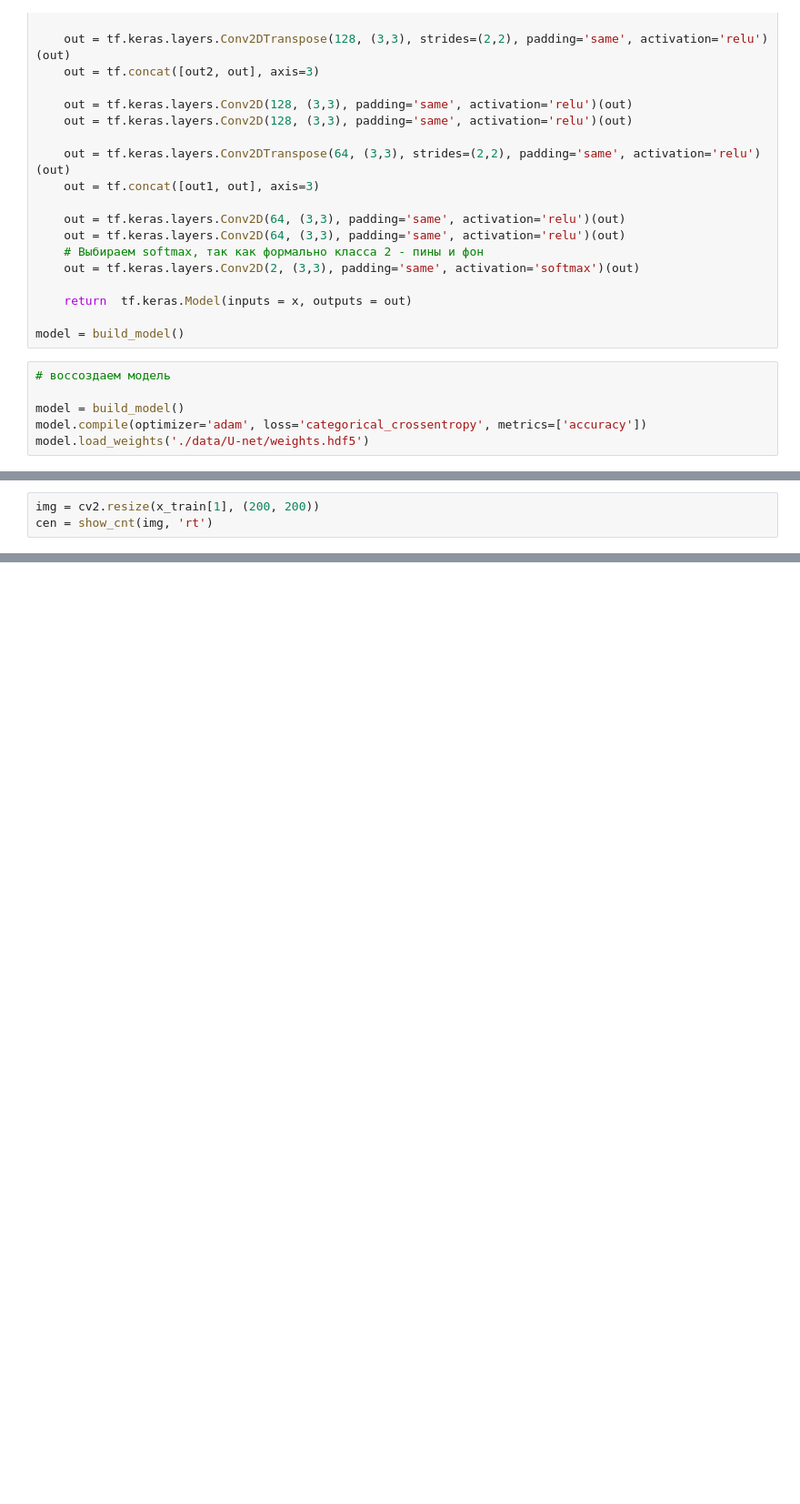
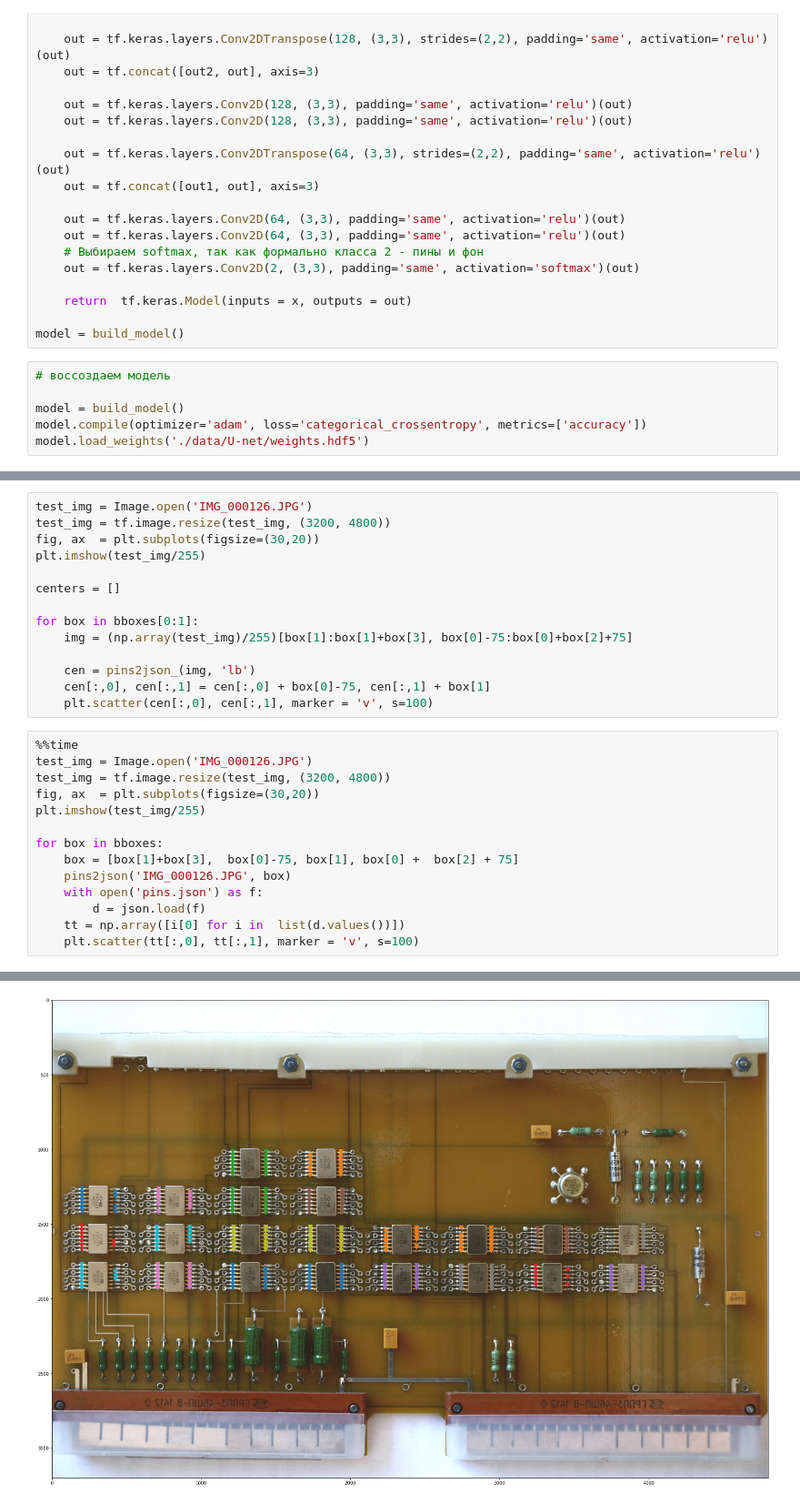
Before and after one commit to IvanLoko/semantic-segmentation, a Jupyter notebook: to_ASCD.ipynb, the cells around one changed output, grey strips where cells are left out. Shown at 91% size. Saved outputs shown, nothing was run; the diff lists cells and outputs as text; blank space fills up the shorter version.

```diff
--- a/to_ASCD.ipynb
+++ b/to_ASCD.ipynb
@@ -157,3 +201,0 @@ def show_cnt(img_: np.array, mod: str):
-# %%
-img = cv2.resize(x_train[1], (200, 200))
-cen = show_cnt(img, 'rt')
@@ -167,0 +382,29 @@ plt.scatter(cen[:,0], cen[:,1], marker = 'o', s=100)
+# %%
+test_img = Image.open('IMG_000126.JPG')
+test_img = tf.image.resize(test_img, (3200, 4800))
+fig, ax  = plt.subplots(figsize=(30,20))
+plt.imshow(test_img/255)
+
+centers = []
+
+for box in bboxes[0:1]:
+    img = (np.array(test_img)/255)[box[1]:box[1]+box[3], box[0]-75:box[0]+box[2]+75]
+
+    cen = pins2json_(img, 'lb')
+    cen[:,0], cen[:,1] = cen[:,0] + box[0]-75, cen[:,1] + box[1]
+    plt.scatter(cen[:,0], cen[:,1], marker = 'v', s=100)
+# %%
+%%time
+test_img = Image.open('IMG_000126.JPG')
+test_img = tf.image.resize(test_img, (3200, 4800))
+fig, ax  = plt.subplots(figsize=(30,20))
+plt.imshow(test_img/255)
+
+for box in bboxes:
+    box = [box[1]+box[3],  box[0]-75, box[1], box[0] +  box[2] + 75]
+    pins2json('IMG_000126.JPG', box)
+    with open('pins.json') as f:
+        d = json.load(f)
+    tt = np.array([i[0] for i in  list(d.values())])
+    plt.scatter(tt[:,0], tt[:,1], marker = 'v', s=100)
+# %% [output]
@@ -167,0 +412 @@ plt.scatter(cen[:,0], cen[:,1], marker = 'o', s=100)
+[figure, added]
```
Also changed, not shown: parts of 10 cells of this notebook.
